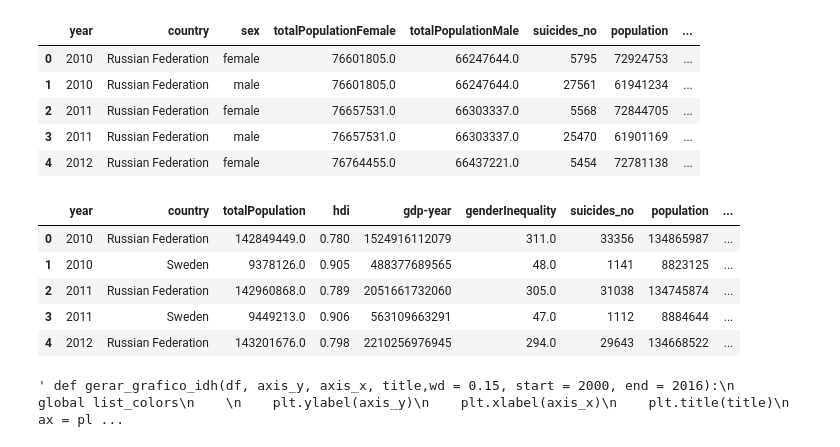
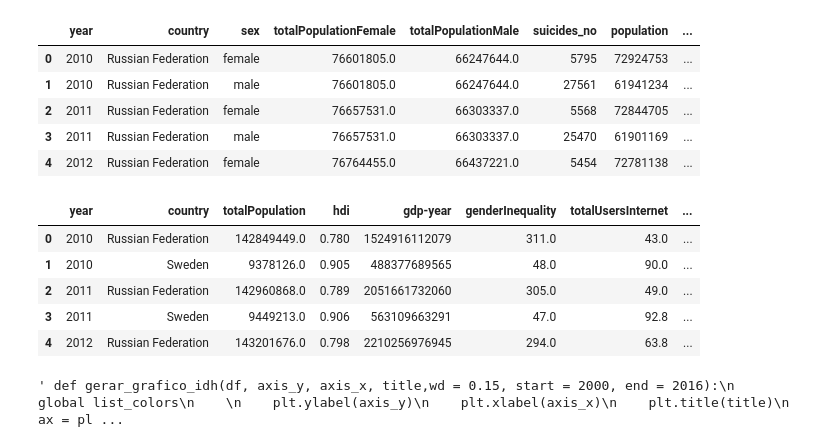
Before and after one commit to Eudess/suicide-data-science, a Jupyter notebook: suicide_analytics.ipynb, the cells around one changed output. Cells and saved outputs as stored; diff of their text form; code cells hidden in the pictures.

Commit message:
Grafico de usuarios de internet

```diff
--- a/suicide_analytics.ipynb
+++ b/suicide_analytics.ipynb
@@ -151,15 +151,15 @@ gr.head()
 | 4 | 2012 | Russian Federation | female | 76764455.0 | 66437221.0 | 5454 | 72781138 | ... |
 # %%
 myGroup = pd.merge(russia,sweden, how="outer")
-myGroup = myGroup.groupby(["year","country","totalPopulation", "hdi","gdp-year","genderInequality"], as_index=False).sum()
+myGroup = myGroup.groupby(["year","country","totalPopulation", "hdi","gdp-year","genderInequality","totalUsersInternet"], as_index=False).sum()
 myGroup.head()
 # %% [output]
-|  | year | country | totalPopulation | hdi | gdp-year | genderInequality | suicides_no | population | ... |
-| 0 | 2010 | Russian Federation | 142849449.0 | 0.780 | 1524916112079 | 311.0 | 33356 | 134865987 | ... |
-| 1 | 2010 | Sweden | 9378126.0 | 0.905 | 488377689565 | 48.0 | 1141 | 8823125 | ... |
-| 2 | 2011 | Russian Federation | 142960868.0 | 0.789 | 2051661732060 | 305.0 | 31038 | 134745874 | ... |
-| 3 | 2011 | Sweden | 9449213.0 | 0.906 | 563109663291 | 47.0 | 1112 | 8884644 | ... |
-| 4 | 2012 | Russian Federation | 143201676.0 | 0.798 | 2210256976945 | 294.0 | 29643 | 134668522 | ... |
+|  | year | country | totalPopulation | hdi | gdp-year | genderInequality | totalUsersInternet | ... |
+| 0 | 2010 | Russian Federation | 142849449.0 | 0.780 | 1524916112079 | 311.0 | 43.0 | ... |
+| 1 | 2010 | Sweden | 9378126.0 | 0.905 | 488377689565 | 48.0 | 90.0 | ... |
+| 2 | 2011 | Russian Federation | 142960868.0 | 0.789 | 2051661732060 | 305.0 | 49.0 | ... |
+| 3 | 2011 | Sweden | 9449213.0 | 0.906 | 563109663291 | 47.0 | 92.8 | ... |
+| 4 | 2012 | Russian Federation | 143201676.0 | 0.798 | 2210256976945 | 294.0 | 63.8 | ... |
 # %%
 #Pegando os países por suas sub-regiões.
 australia_newzeland = result[(result["sub_region"] == "Australia and New Zealand")]
```
Also changed, not shown: parts of 2 cells of this notebook.
